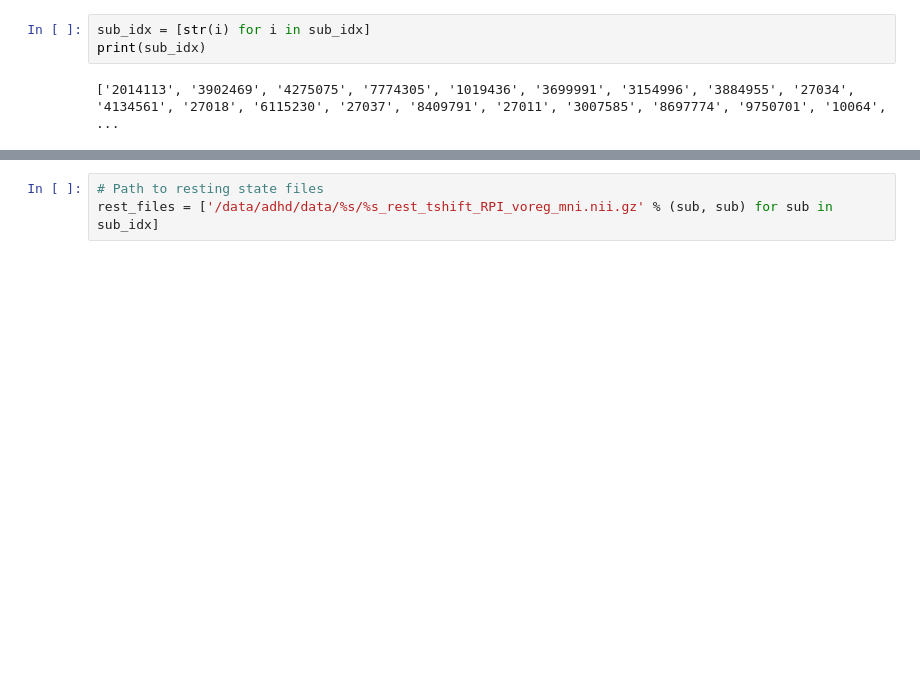
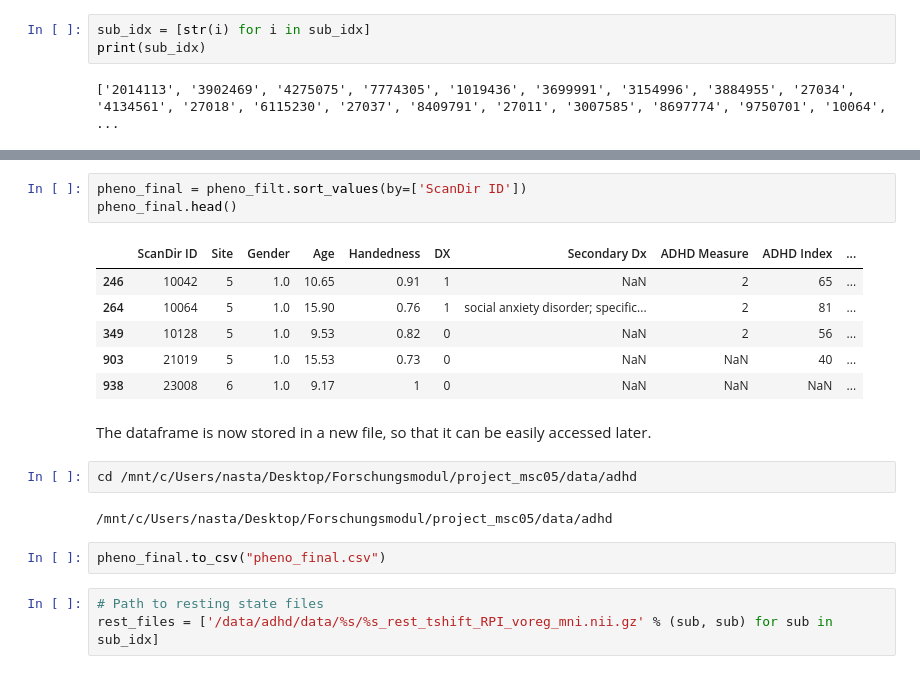
Before and after one commit to nwiltberg/project_msc05, a Jupyter notebook: code/data_exploration.ipynb, the cells around one changed output, grey strips where cells are left out. Saved outputs shown, nothing was run; the diff lists cells and outputs as text; blank space fills up the shorter version.

```diff
--- a/code/data_exploration.ipynb
+++ b/code/data_exploration.ipynb
@@ -175,3 +187,21 @@ print(sub_idx)
+# %%
+pheno_final = pheno_filt.sort_values(by=['ScanDir ID'])
+pheno_final.head()
+# %% [output]
+|  | ScanDir ID | Site | Gender | Age | Handedness | DX | Secondary Dx | ADHD Measure | ADHD Index | ... |
+| 246 | 10042 | 5 | 1.0 | 10.65 | 0.91 | 1 | NaN | 2 | 65 | ... |
+| 264 | 10064 | 5 | 1.0 | 15.90 | 0.76 | 1 | social anxiety disorder; specific... | 2 | 81 | ... |
+| 349 | 10128 | 5 | 1.0 | 9.53 | 0.82 | 0 | NaN | 2 | 56 | ... |
+| 903 | 21019 | 5 | 1.0 | 15.53 | 0.73 | 0 | NaN | NaN | 40 | ... |
+| 938 | 23008 | 6 | 1.0 | 9.17 | 1 | 0 | NaN | NaN | NaN | ... |
+# %% [markdown]
+The dataframe is now stored in a new file, so that it can be easily accessed later.
+# %%
+cd /mnt/c/Users/nasta/Desktop/Forschungsmodul/project_msc05/data/adhd
+# %% [output]
+/mnt/c/Users/nasta/Desktop/Forschungsmodul/project_msc05/data/adhd
+# %%
+pheno_final.to_csv("pheno_final.csv")
 # %%
 # Path to resting state files
 rest_files = ['/data/adhd/data/%s/%s_rest_tshift_RPI_voreg_mni.nii.gz' % (sub, sub) for sub in sub_idx]
```
Also changed, not shown: parts of 9 cells of this notebook.
